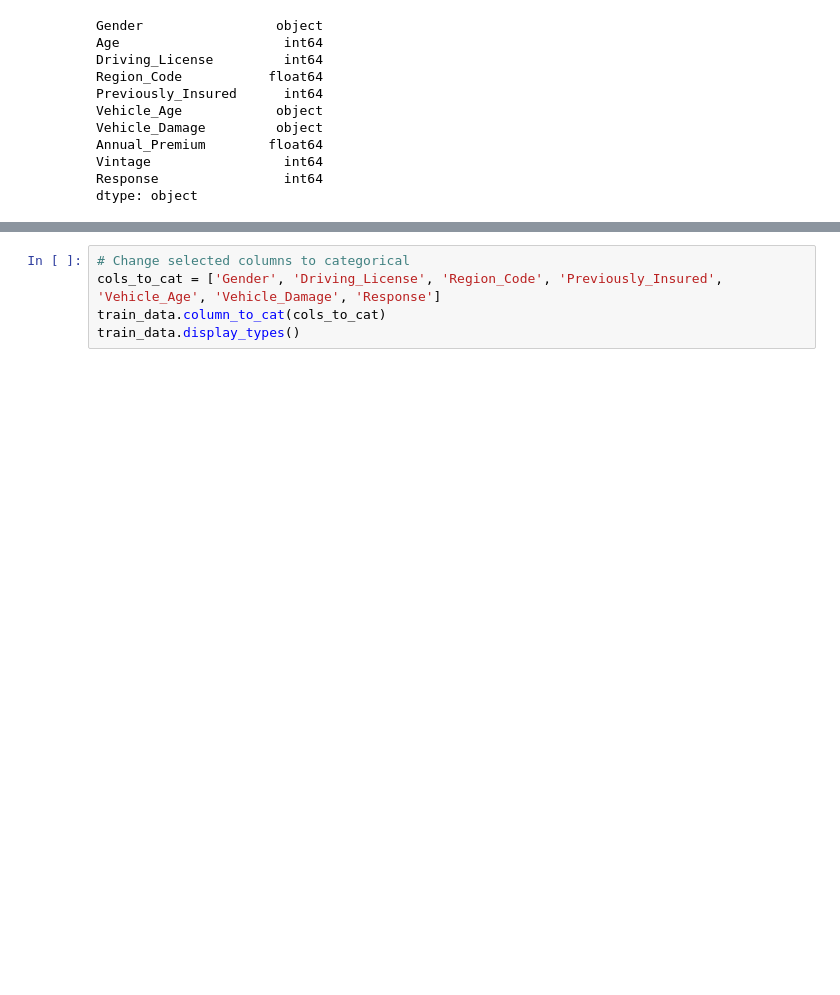
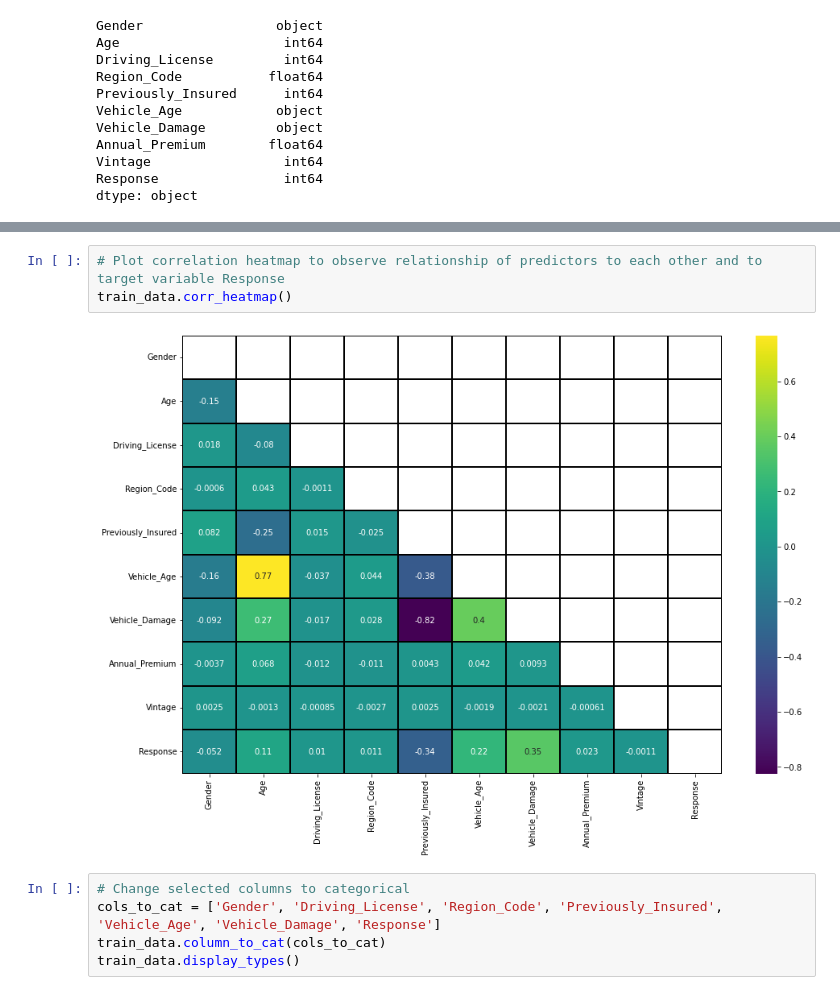
Before and after one commit to Mkho-cs/HICSP-Predictive-Analysis, a Jupyter notebook: main/analysis.ipynb, the cells around one changed output, grey strips where cells are left out. Drawn from its saved outputs; the diff is of its cells as text; blank space fills up the shorter version.

Commit message:
Added correlation heatmap

```diff
--- a/main/analysis.ipynb
+++ b/main/analysis.ipynb
@@ -59,3 +94,8 @@ dtype: object
+# %%
+# Plot correlation heatmap to observe relationship of predictors to each other and to target variable Response
+train_data.corr_heatmap()
+# %% [output]
+[figure, added]
 # %%
 # Change selected columns to categorical
 cols_to_cat = ['Gender', 'Driving_License', 'Region_Code', 'Previously_Insured', 'Vehicle_Age', 'Vehicle_Damage', 'Response']
```
Also changed, not shown: parts of 10 cells of this notebook, 1 other file.
